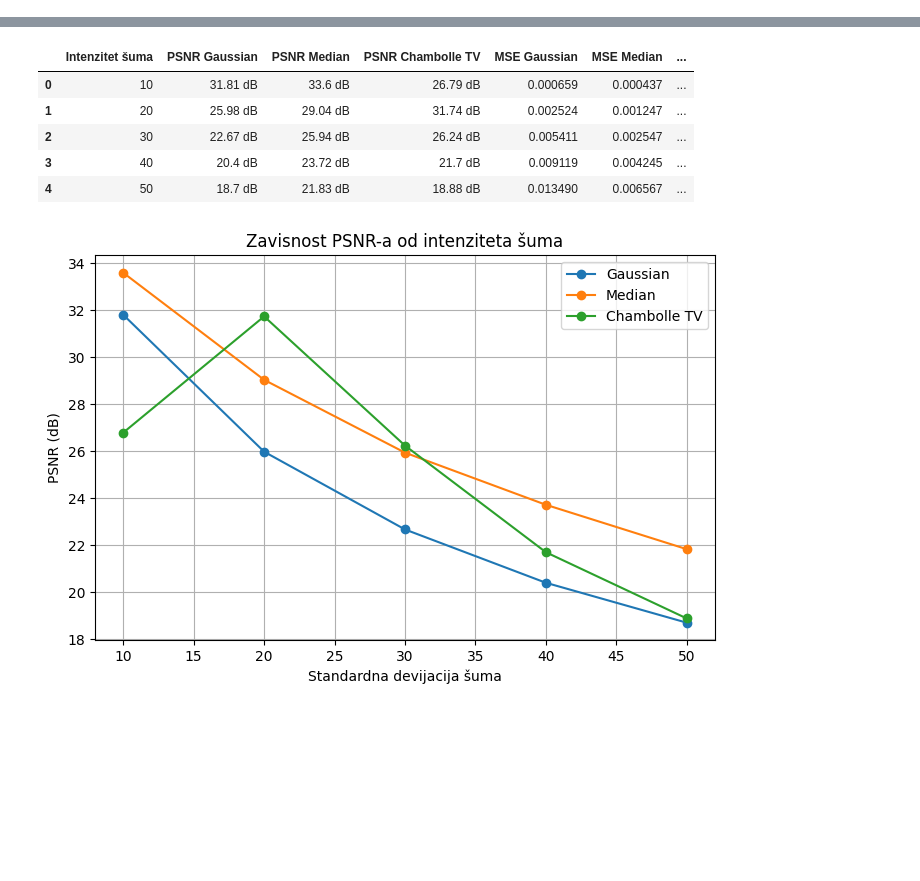
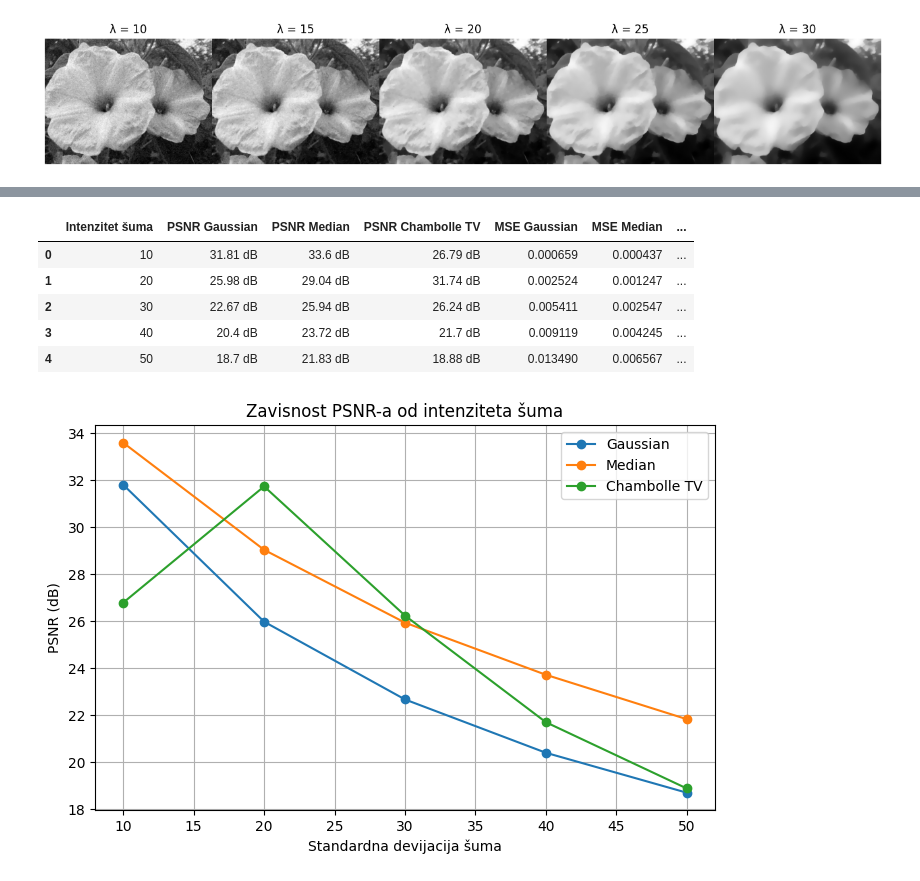
Before and after one commit to NataMata/TotalVariationDenoisingMethod, a Jupyter notebook: gaussian_median_chambolle.ipynb, the cells around one changed output, grey strips where cells are left out. Cells and saved outputs as stored; diff of their text form; code cells hidden in the pictures; blank space fills up the shorter version.

Commit message:
Ponašanje Chambolle TV algoritma za različite lambda vrednosti.

```diff
--- a/gaussian_median_chambolle.ipynb
+++ b/gaussian_median_chambolle.ipynb
@@ -126,3 +126,34 @@ def plot_signal(*images):
 
     plt.tight_layout()
     plt.show()
+# %%
+# Kako se Chambolle TV ponaša za različite lambda vrednosti:
+
+original_image = load_image('flowers.jpg')
+noisy_image = add_gaussian_noise(original_image, 20)
+
+diff_lambda_values = [10, 15, 20, 25, 30]
+tv_denoised_images = []
+for value in diff_lambda_values:
+    tv_denoised_images.append(denoise_tv(noisy_image, value))
+
+combined = np.hstack(tv_denoised_images)
+
+fig, axes = plt.subplots(
+    1, len(tv_denoised_images),
+    figsize=(16, 10)
+)
+
+ax.imshow(image, cmap='gray')
+ax.set_title(f'λ = {value}')
+ax.axis('off')
+
+for ax, image, value in zip(axes, tv_denoised_images, diff_lambda_values):
+    ax.imshow(image, cmap='gray')
+    ax.set_title(f'λ = {value}')
+    ax.axis('off')
+
+plt.subplots_adjust(wspace=0, hspace=0)
+plt.show()
+# %% [output]
+[figure, added]
```
Also changed, not shown: parts of 4 cells of this notebook.
